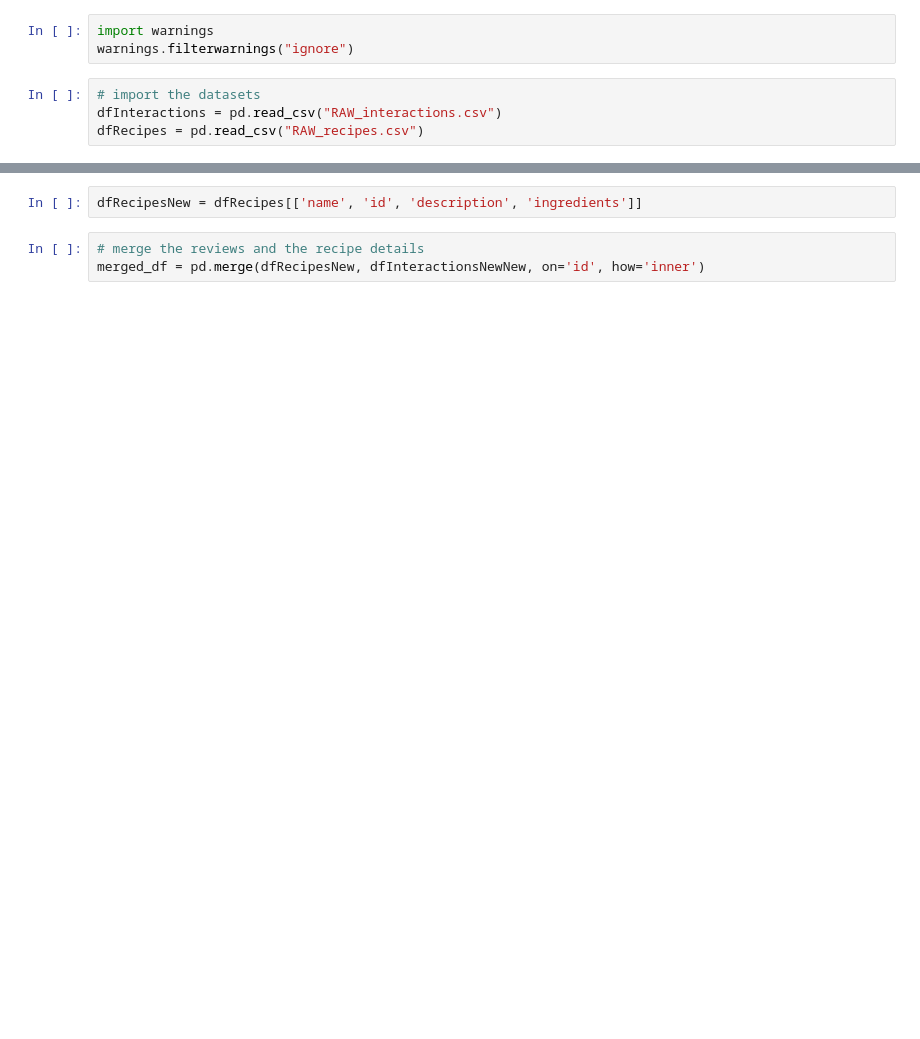
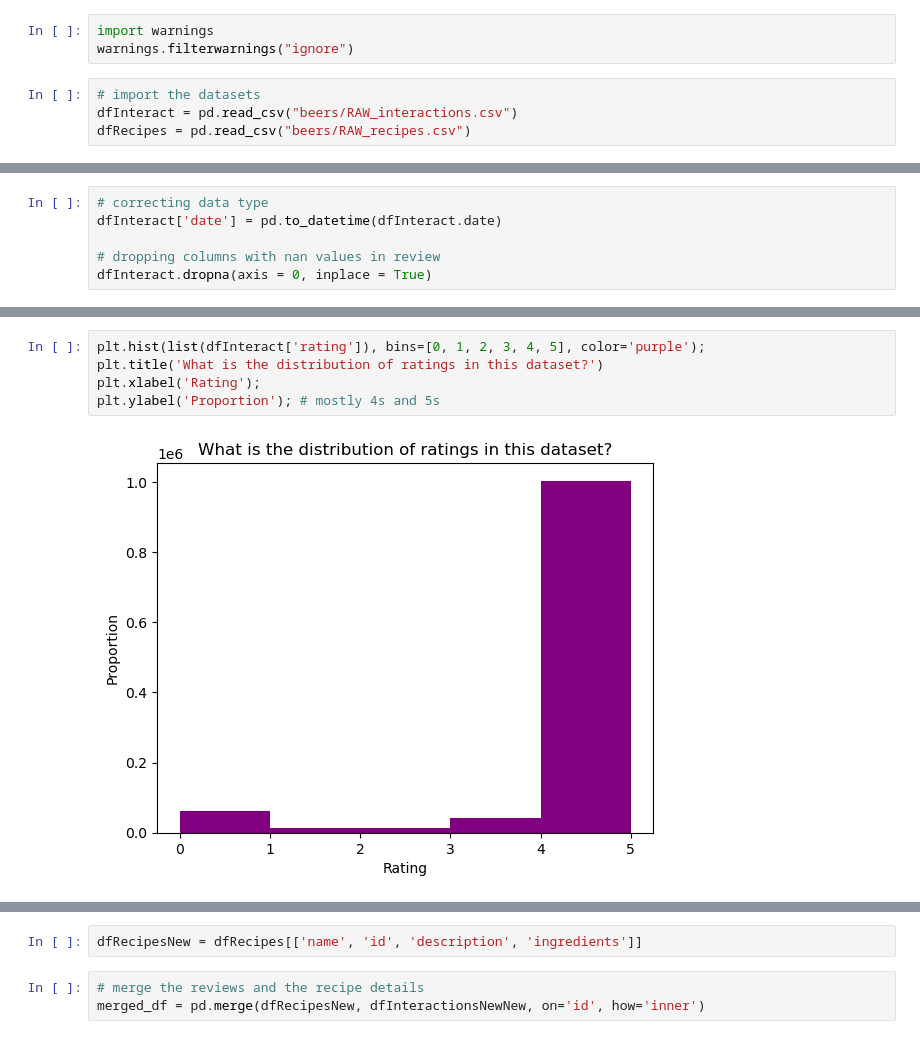
Before and after one commit to EdwardLinS/CSE158-BryanEdwardJesse, a Jupyter notebook: assignment2Food.ipynb, the cells around one changed output, grey strips where cells are left out. Drawn from its saved outputs; the diff is of its cells as text; blank space fills up the shorter version.

```diff
--- a/assignment2Food.ipynb
+++ b/assignment2Food.ipynb
@@ -17,5 +18,5 @@ import warnings
 warnings.filterwarnings("ignore")
 # %%
 # import the datasets
-dfInteractions = pd.read_csv("RAW_interactions.csv")
-dfRecipes = pd.read_csv("RAW_recipes.csv")
+dfInteract = pd.read_csv("beers/RAW_interactions.csv")
+dfRecipes = pd.read_csv("beers/RAW_recipes.csv")
@@ -21,0 +58,6 @@ dfRecipes = pd.read_csv("RAW_recipes.csv")
+# %%
+# correcting data type
+dfInteract['date'] = pd.to_datetime(dfInteract.date)
+
+# dropping columns with nan values in review
+dfInteract.dropna(axis = 0, inplace = True)
@@ -21,0 +152,7 @@ dfRecipes = pd.read_csv("RAW_recipes.csv")
+# %%
+plt.hist(list(dfInteract['rating']), bins=[0, 1, 2, 3, 4, 5], color='purple');
+plt.title('What is the distribution of ratings in this dataset?')
+plt.xlabel('Rating');
+plt.ylabel('Proportion'); # mostly 4s and 5s
+# %% [output]
+[figure, added]
```
Also changed, not shown: parts of 43 cells of this notebook.
